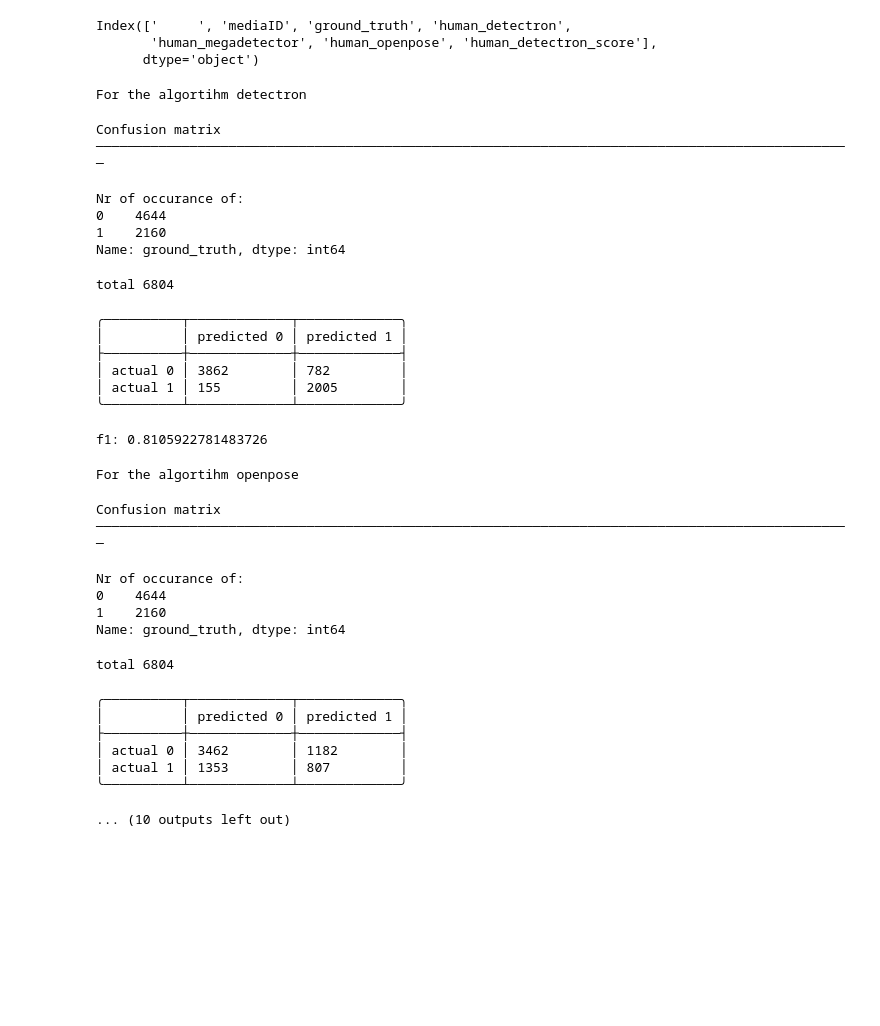
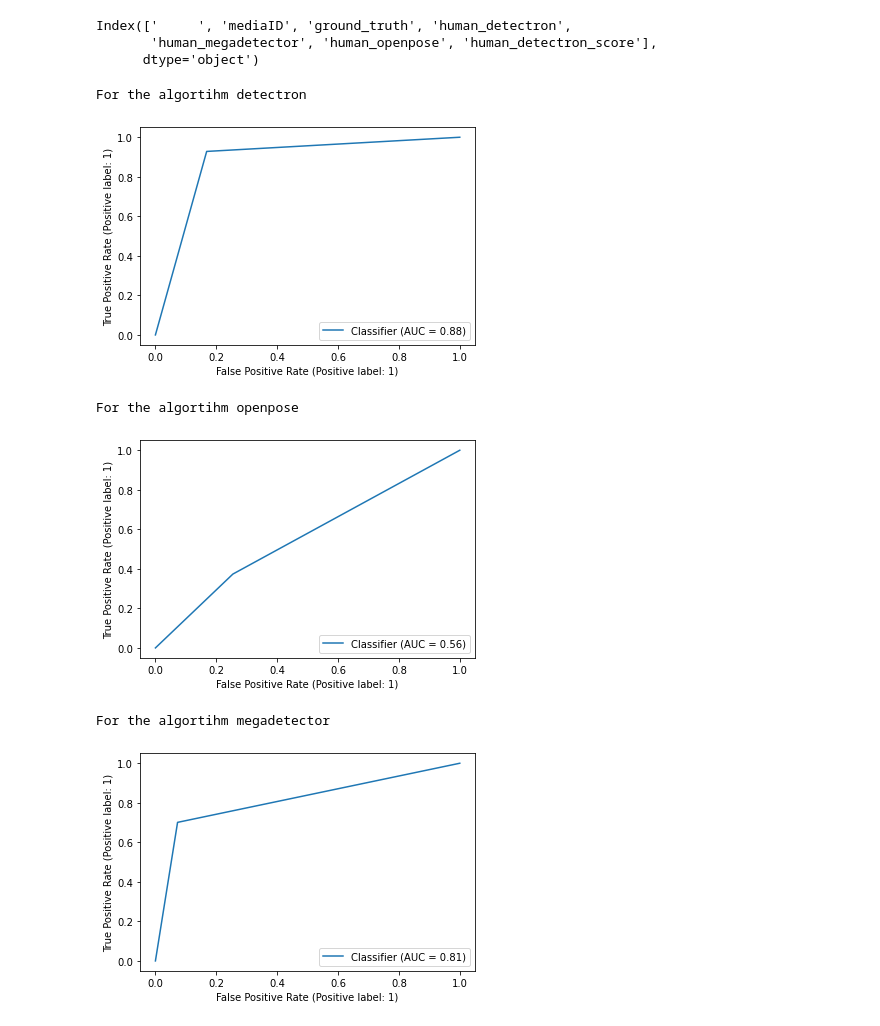
Before and after one commit to v4k0nd/designprojectm11, a Jupyter notebook: script/ROC_confusion_matrix_all.ipynb, the cells around one changed output. Saved outputs shown, nothing was run; the diff lists cells and outputs as text; code cells hidden in the pictures; blank space fills up the shorter version.

```diff
--- a/script/ROC_confusion_matrix_all.ipynb
+++ b/script/ROC_confusion_matrix_all.ipynb
@@ -24,6 +24,7 @@ from sklearn.metrics import plot_precision_recall_curve
 from sklearn.metrics import precision_score
 from sklearn.metrics import recall_score
 import matplotlib.pyplot as plt
+from sklearn.metrics import RocCurveDisplay
 
 
 FILE_NAME = "humandata_all.csv"
@@ -68,7 +69,7 @@ def confusion_matrix_create (column_name):
     # continue
     tn, fp, fn, tp = metrics.confusion_matrix(y, X).ravel()
 
-    f1 = f1_score(y, X)
+    f1 = metrics.f1_score(y, X)
 
     #print
     table.add_row("actual 0", "[blue]"+str(tn), str(fp))
@@ -78,7 +79,7 @@ def confusion_matrix_create (column_name):
 
 
 
-figure_no=1
+
 def ROC_create (column_name):
     y = df["ground_truth"] # definite truth
     val_count = y.value_counts()
@@ -86,12 +87,14 @@ def ROC_create (column_name):
 
     X = df[column_name]
 #     tn, fp, fn, tp = metrics.confusion_matrix(y, X).ravel()
-    fpr, tpr, thresholds = metrics.roc_curve(y, X)
-    roc_display = metrics.RocCurveDisplay(fpr=fpr, tpr=tpr).plot()
+#     fpr, tpr, thresholds = metrics.roc_curve(y, X)
+#     roc_display = metrics.RocCurveDisplay(fpr=fpr, tpr=tpr).plot()
 #     global figure_no
 #     plt.figure()
 #     plt.plot(fpr,tpr)
 #     plt.title("For the algortihm " + column_name.split("_")[1])
+    RocCurveDisplay.from_predictions(y, X)
+    plt.show()
 
 
 
@@ -112,58 +115,36 @@ def ROC_create (column_name):
 #     y = y.reshape(-1, 1)
 
 
 #     X = df[column_name].values
 #     X=X.reshape(-1,1)
 
 # #     X = np.array(X).reshape(-1,1)
 # #     y = np.array(y).reshape(-1,1)
 #     print(X)
 #     X_train, X_test, y_train, y_test = train_test_split(
 #                                    X, y, test_size=0.3, random_state=0)
 #     model = LogisticRegression()
 #     model.fit(X_train, y_train)
 #     pred = model.predict(X_test)
 #     precision = precision_score(y_test, pred)
 #     recall = recall_score(y_test, pred)
 #     disp = plot_precision_recall_curve(model, X_test, y_test)
 
 
 
 labels = ["human_detectron","human_openpose","human_megadetector"]
 for x in labels:
     print("For the algortihm " + x.split("_")[1])
-    confusion_matrix_create(x)
+#     confusion_matrix_create(x)
     ROC_create(x)
 #     precisionRecall_create(x)
 # %% [output]
 Index(['     ', 'mediaID', 'ground_truth', 'human_detectron',
        'human_megadetector', 'human_openpose', 'human_detectron_score'],
       dtype='object')
 For the algortihm detectron
+[figure, added]
-Confusion matrix  ─────────────────────────────────────────────────────────────────────────────────────────────────
+For the algortihm openpose
+[figure, added]
-Nr of occurance of:
-0    4644
-1    2160
-Name: ground_truth, dtype: int64
+For the algortihm megadetector
-total 6804
-╭──────────┬─────────────┬─────────────╮
-│          │ predicted 0 │ predicted 1 │
-├──────────┼─────────────┼─────────────┤
-│ actual 0 │ 3862        │ 782         │
-│ actual 1 │ 155         │ 2005        │
-╰──────────┴─────────────┴─────────────╯
-f1: 0.8105922781483726
-For the algortihm openpose
-Confusion matrix  ─────────────────────────────────────────────────────────────────────────────────────────────────
-Nr of occurance of:
-0    4644
-1    2160
-Name: ground_truth, dtype: int64
-total 6804
-╭──────────┬─────────────┬─────────────╮
-│          │ predicted 0 │ predicted 1 │
-├──────────┼─────────────┼─────────────┤
-│ actual 0 │ 3462        │ 1182        │
-│ actual 1 │ 1353        │ 807         │
-╰──────────┴─────────────┴─────────────╯
-... (10 outputs left out)
+[figure, added]
```
Also changed, not shown: 3 other files.
